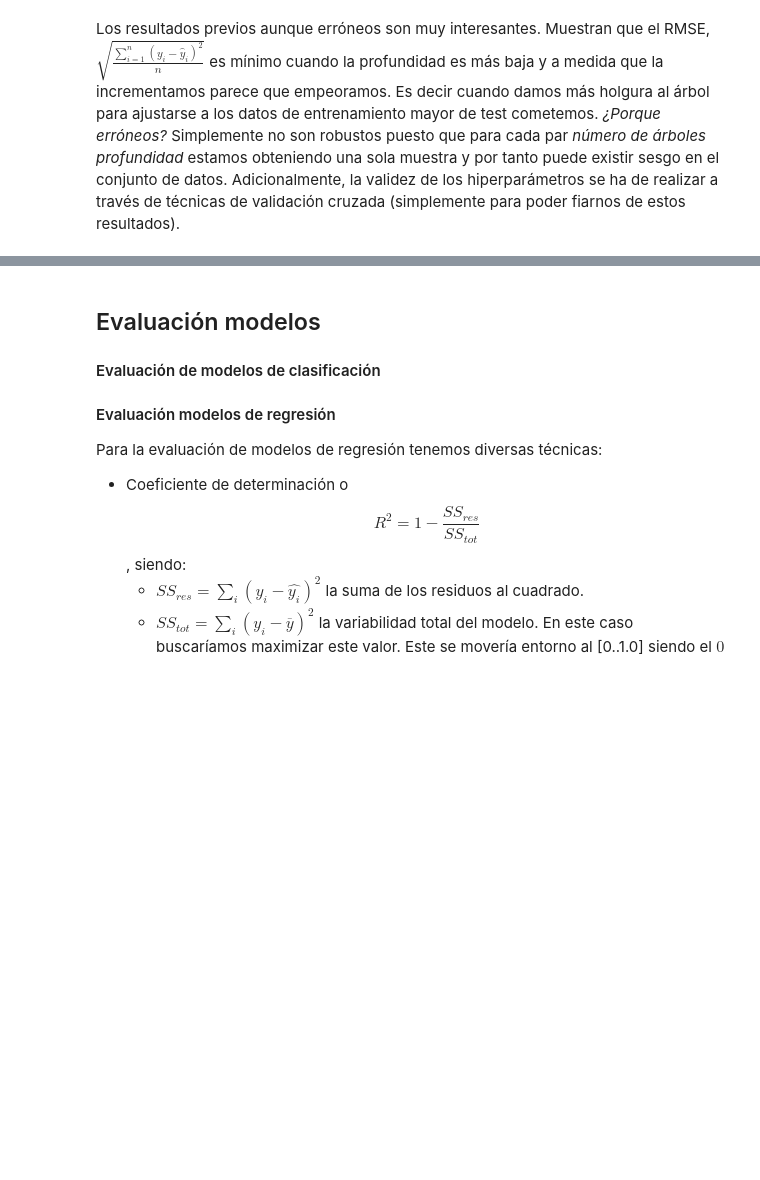
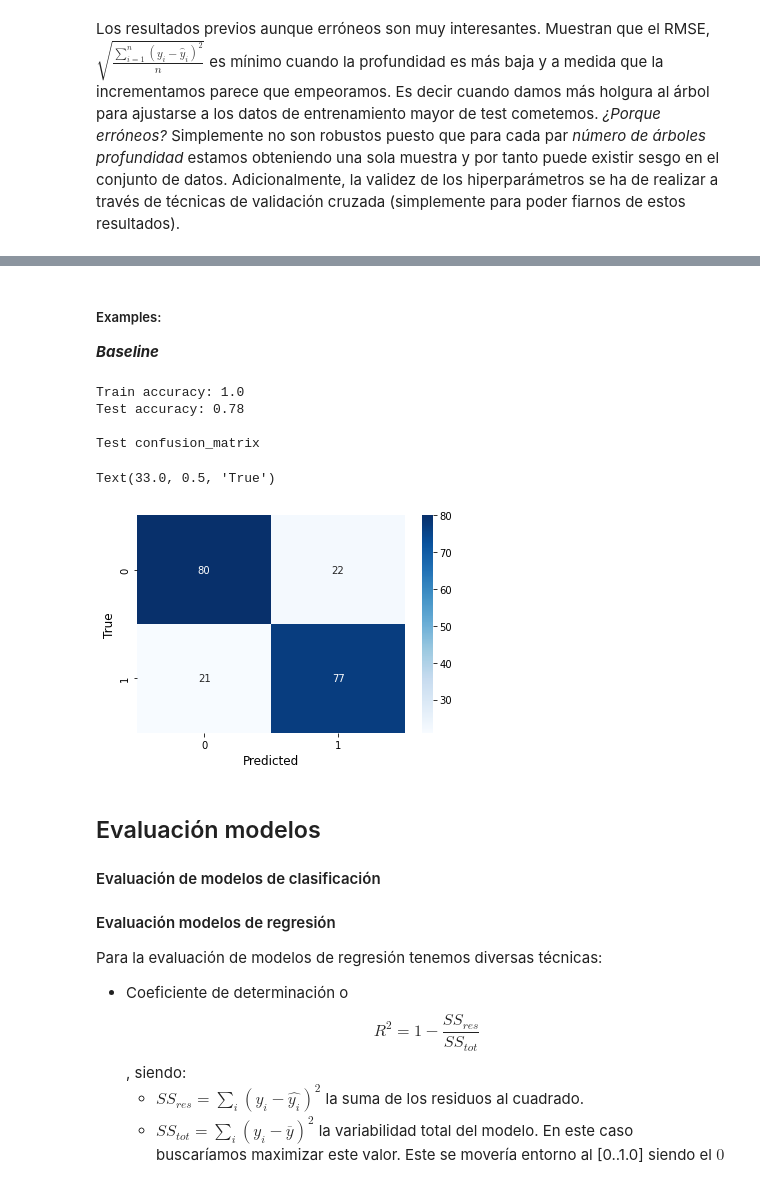
Before and after one commit to borjaf696/ml_cheat_sheet, a Jupyter notebook: ml_cheat_sheet.ipynb, the cells around one changed output, grey strips where cells are left out. Saved outputs shown, nothing was run; the diff lists cells and outputs as text; code cells hidden in the pictures; blank space fills up the shorter version.

```diff
--- a/ml_cheat_sheet.ipynb
+++ b/ml_cheat_sheet.ipynb
@@ -236,3 +240,49 @@ Los resultados previos aunque erróneos son muy interesantes. Muestran que el RM
+# %% [markdown]
+##### Examples:
+
+***Baseline***
+# %%
+from sklearn.datasets import make_classification
+from sklearn.model_selection import train_test_split
+from sklearn.metrics import accuracy_score
+from sklearn.tree import DecisionTreeClassifier
+import numpy as np
+import pandas as pd
+import seaborn as sns
+import matplotlib.pyplot as plt
+from sklearn.tree import DecisionTreeClassifier
+# Make classification
+n_features = 30
+n_informative = 5
+sample_size = 1000
+# create dataset
+X, y = make_classification(n_samples=sample_size, n_features=n_features, n_informative=n_informative, n_redundant=n_features - n_informative, random_state=6543210)
+# split into train test sets
+X_train, X_test, y_train, y_test = train_test_split(X, y, test_size=0.2)
+
+dtclf = DecisionTreeClassifier(random_state=6543210)
+dtclf.fit(X_train, y_train)
+y_pred = dtclf.predict(X_test) # Predictions
+y_true = y_test # True values
+
+from sklearn.metrics import accuracy_score
+print("Train accuracy:", np.round(accuracy_score(y_train,
+                                                 dtclf.predict(X_train)), 2))
+print("Test accuracy:", np.round(accuracy_score(y_true, y_pred), 2))
+
+from sklearn.metrics import confusion_matrix
+cf_matrix = confusion_matrix(y_true, y_pred)
+print("\nTest confusion_matrix")
+sns.heatmap(cf_matrix, annot=True, cmap='Blues')
+plt.xlabel('Predicted', fontsize=12)
+plt.ylabel('True', fontsize=12)
+# %% [output]
+Train accuracy: 1.0
+Test accuracy: 0.78
+
+Test confusion_matrix
+Text(33.0, 0.5, 'True')
+[figure, added]
 # %% [markdown]
 ## Evaluación modelos
 
```
Also changed, not shown: parts of 6 cells of this notebook.
